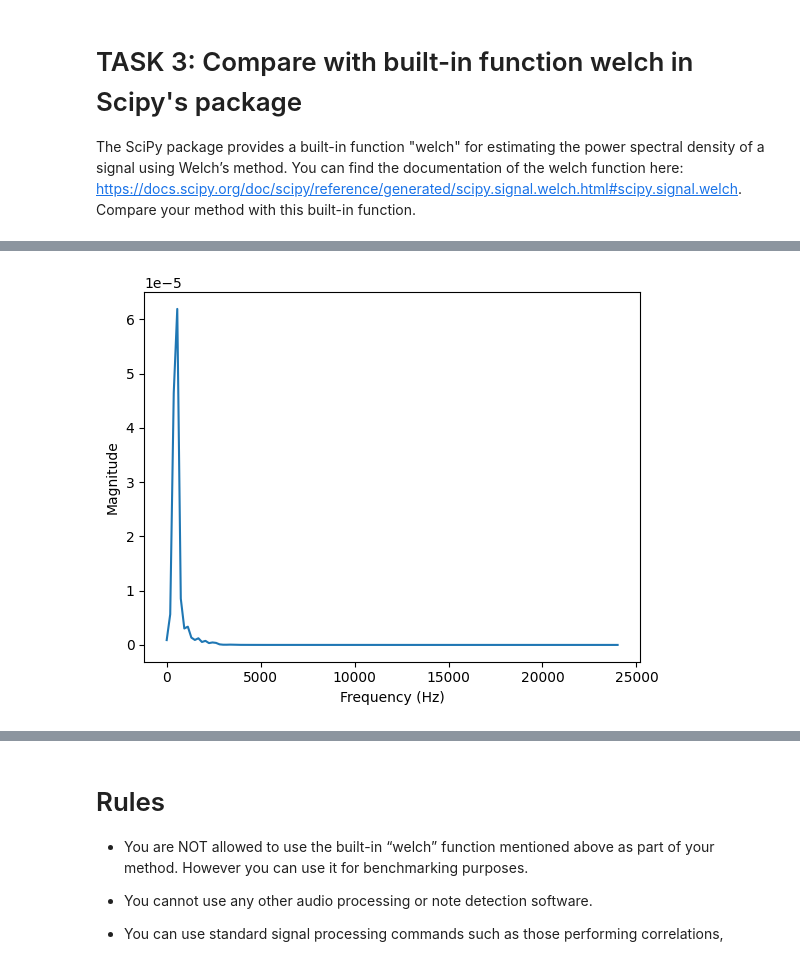
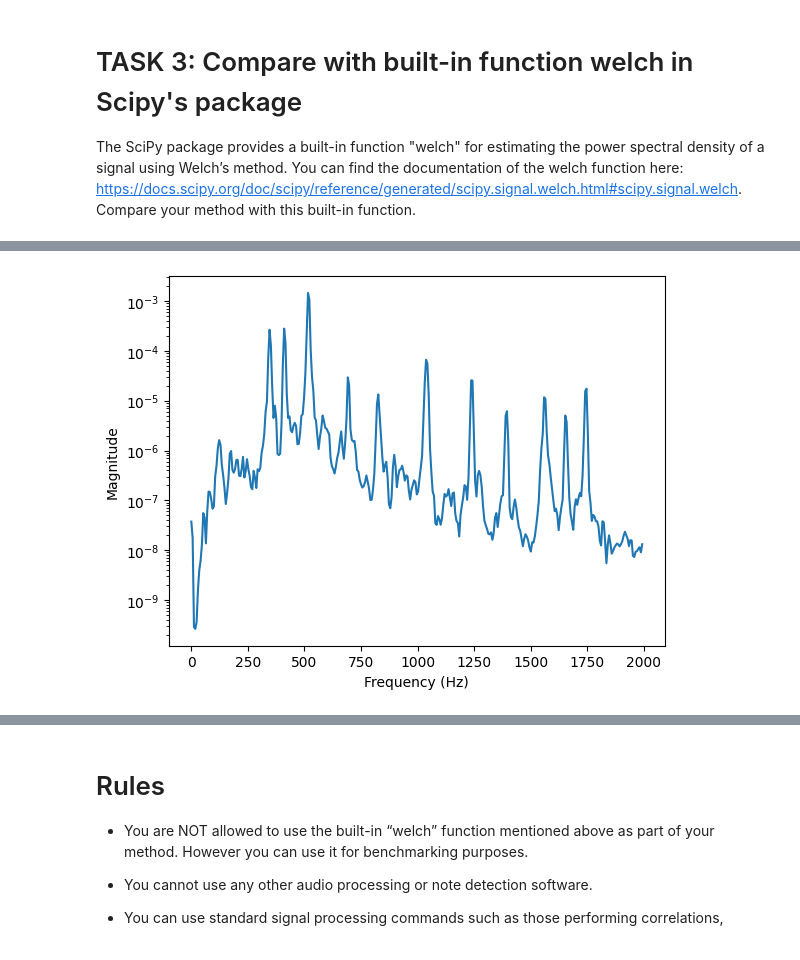
Before and after one commit to ruadhanmacgiollaphadraig-ucd/ASP_Assignment1, a Jupyter notebook: Assignment1.ipynb, the cells around one changed output, grey strips where cells are left out. Drawn from its saved outputs; the diff is of its cells as text; code cells hidden in the pictures.

```diff
--- a/Assignment1.ipynb
+++ b/Assignment1.ipynb
@@ -152,3 +236,27 @@ plt.show()
 # %% [markdown]
 # TASK 3: Compare with built-in function welch in Scipy's package
 The SciPy package provides a built-in function "welch" for estimating the power spectral density of a signal using Welch’s method.  You can find the documentation of the welch function here: https://docs.scipy.org/doc/scipy/reference/generated/scipy.signal.welch.html#scipy.signal.welch. Compare your method with this built-in function.
+# %%
+from scipy import signal
+overlap = 8192/2
+f, Sxx_builtin_Welch = signal.welch(data, window="hann", fs=Fs, nperseg=8192, noverlap=overlap)
+plt.plot(f, Sxx_builtin_Welch)
+plt.xlabel('Frequency (Hz)')
+plt.ylabel('Magnitude')
+plt.show()
+
+peaks = np.where(
+    (Sxx_builtin_Welch[1:-1] > Sxx_builtin_Welch[:-2]) &
+    (Sxx_builtin_Welch[1:-1] > Sxx_builtin_Welch[2:])
+)[0] + 1
+
+# Inspect the low-frequency region
+peaks = peaks[(f[peaks] >= 50) & (f[peaks] <= 5000)]
+print(list(f[p] for p in peaks))
+
+# Print the 10 strongest peaks, ordered by frequency
+strongest = peaks[np.argsort(Sxx_builtin_Welch[peaks])[-20:]]
+strongest = strongest[np.argsort(f[strongest])]
+
+for p in strongest:
+    print(f"{f[p]:.2f} Hz, {Sxx_builtin_Welch[p]:.2f} u")
@@ -155,9 +282,8 @@ The SciPy package provides a built-in function "welch" for estimating the power
 # %%
-from scipy import signal
-f, Sxx_builtin_Welch = signal.welch(data, 48000)
-plt.plot(f, Sxx_builtin_Welch)
+num_welch = len(Sxx_builtin_Welch)
+plt.semilogy(f[:num_welch//12], Sxx_builtin_Welch[:num_welch//12])
 plt.xlabel('Frequency (Hz)')
 plt.ylabel('Magnitude')
 plt.show()
 # %% [output]
-[figure, old version]
+[figure, new version]
```
Also changed, not shown: parts of 17 cells of this notebook.
